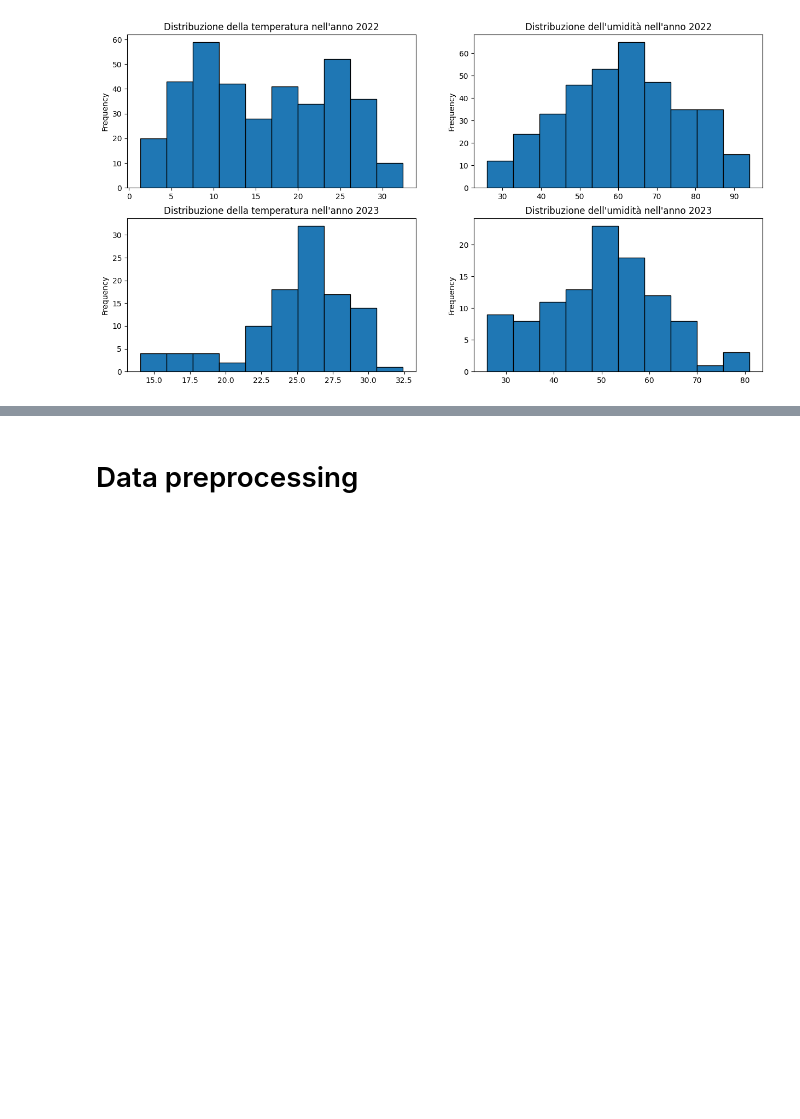
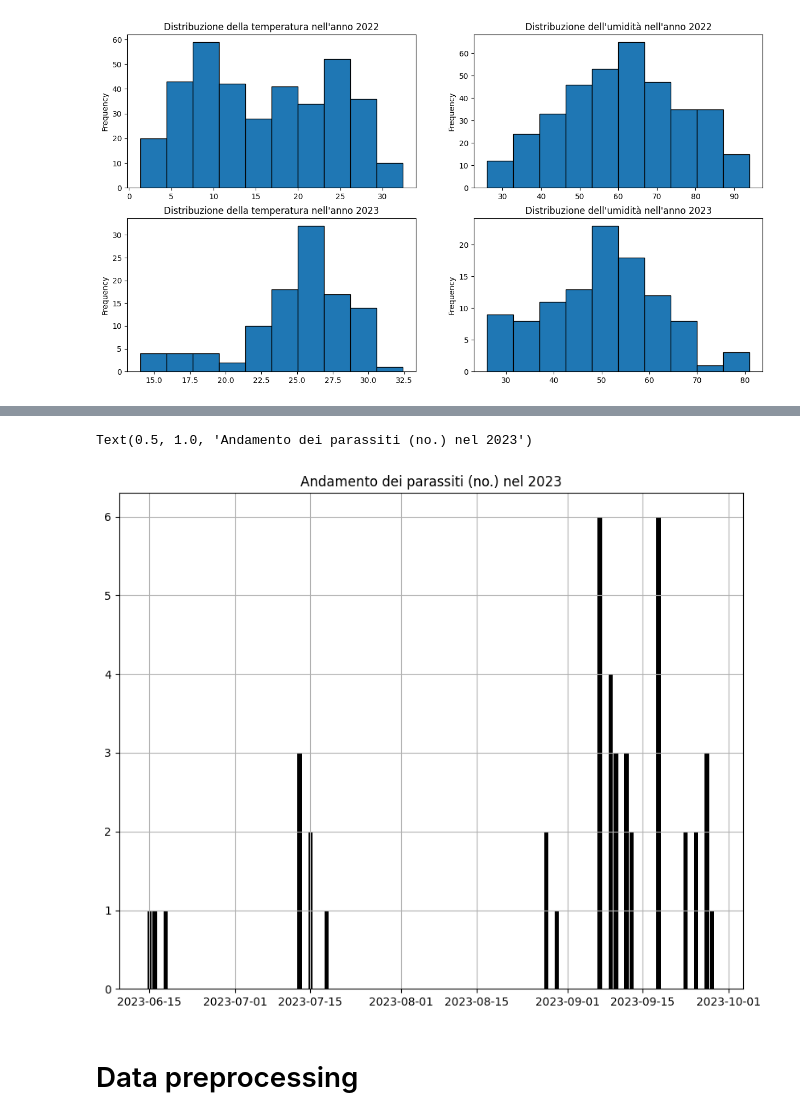
Before and after one commit to simone-dotolo/ISBI, a Jupyter notebook: Preprocessing/Preprocessing.ipynb, the cells around one changed output, grey strips where cells are left out. Cells and saved outputs as stored; diff of their text form; code cells hidden in the pictures; blank space fills up the shorter version.

```diff
--- a/Preprocessing/Preprocessing.ipynb
+++ b/Preprocessing/Preprocessing.ipynb
@@ -78,3 +99,11 @@ df_2023['relativehumidity_mean'].plot(kind='hist', edgecolor='black', title='Dis
+# %%
+plt.figure(figsize=(10,8))
+plt.bar(df_2023['Date'], df_2023['no. of Adult males'], color='k')
+plt.grid(True)
+plt.title('Andamento dei parassiti (no.) nel 2023')
+# %% [output]
+Text(0.5, 1.0, 'Andamento dei parassiti (no.) nel 2023')
+[figure, added]
 # %% [markdown]
 # Data preprocessing
 # %%
```
Also changed, not shown: parts of 11 cells of this notebook.
